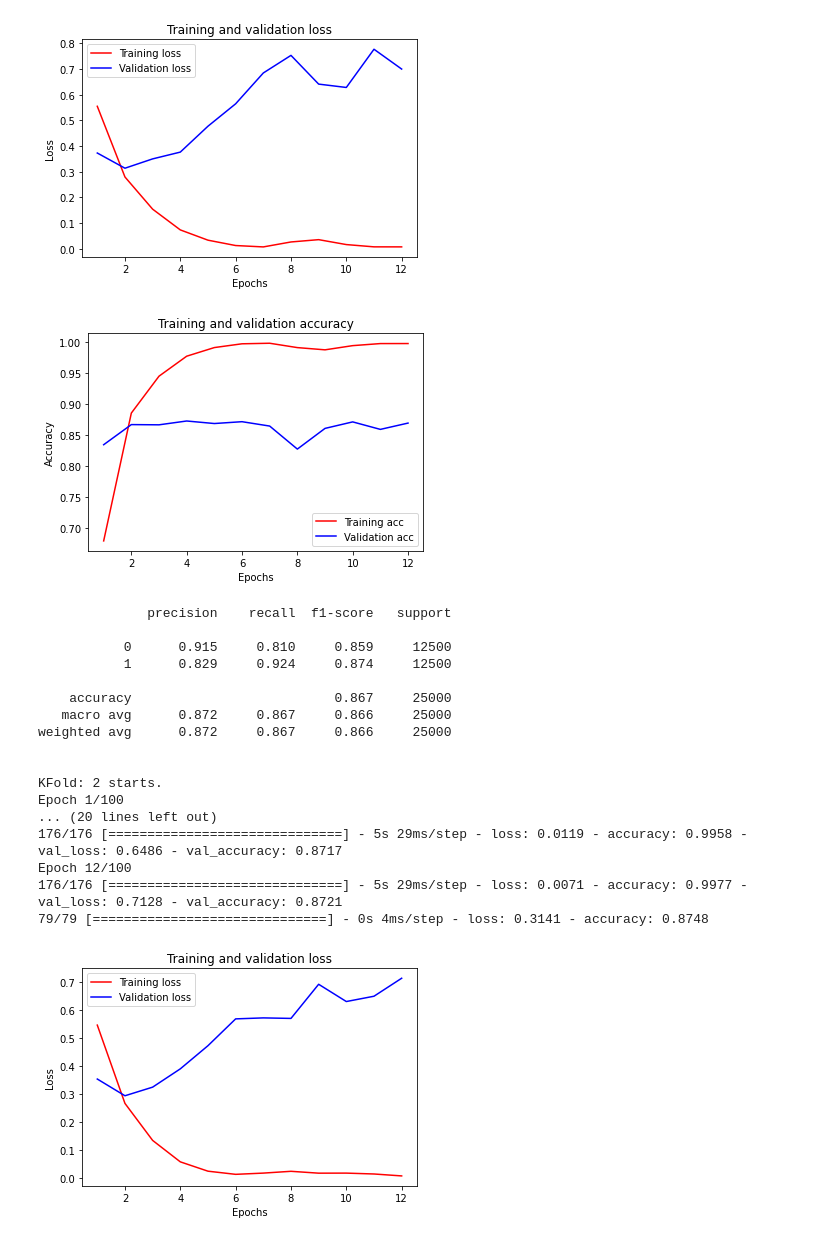
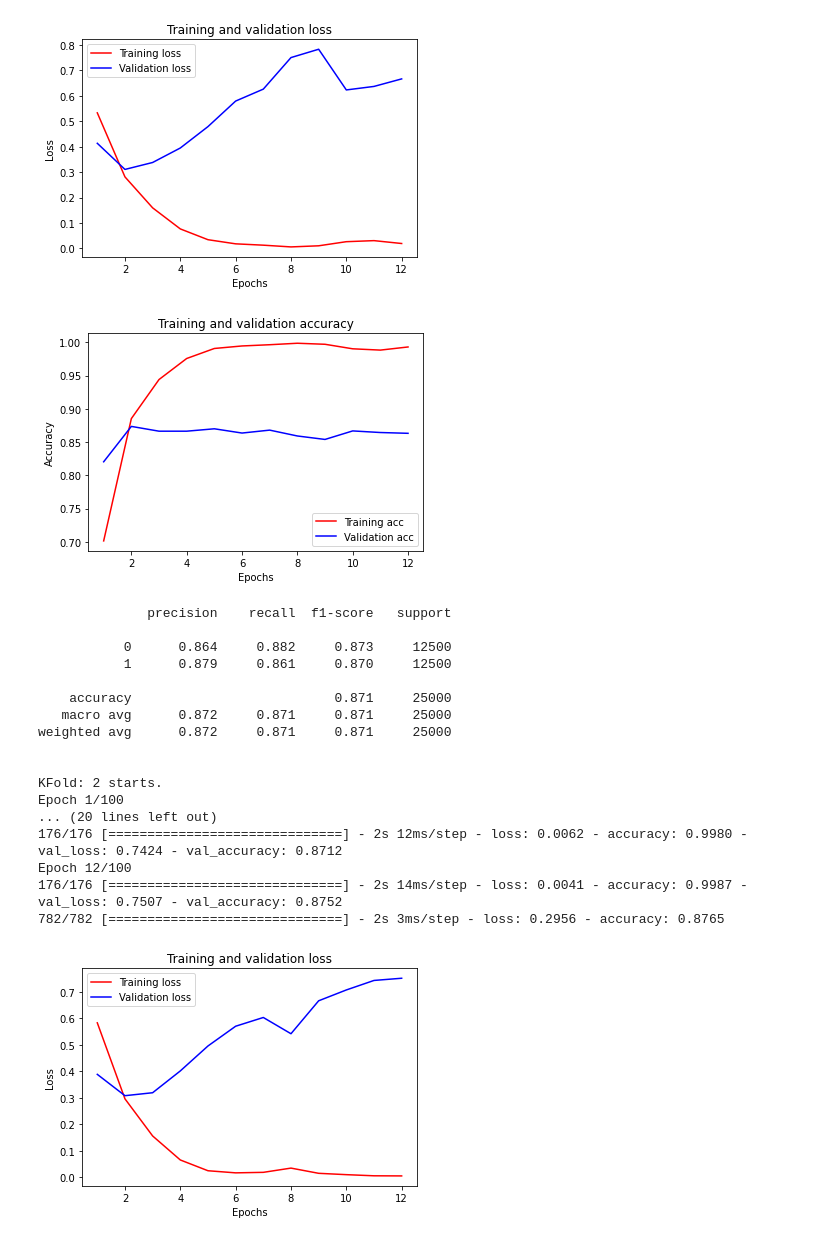
Before and after one commit to Jefffish09/MachineLearning, a Jupyter notebook: Classification/binary/cnn_binary_tf2.ipynb, the cells around one changed output. Drawn from its saved outputs; the diff is of its cells as text; code cells hidden in the pictures.

```diff
--- a/Classification/binary/cnn_binary_tf2.ipynb
+++ b/Classification/binary/cnn_binary_tf2.ipynb
@@ -85,10 +85,10 @@ model = None
 cv_acc = []
 cv_loss = []
 cv_f1 = []
-n = 1
-for train, valid in kfold.split(x_train, y_train):
 
-  print("KFold: {} starts.".format(n))
+for n, (train, valid) in enumerate(kfold.split(x_train, y_train)):
+
+  print("KFold: {} starts.".format(n + 1))
   del model
   tf.keras.backend.clear_session()
 
@@ -119,14 +119,14 @@ for train, valid in kfold.split(x_train, y_train):
   history = model.fit(
       x=x_train[train],
       y=y_train[train],
-      validation_data=(x_valid, y_valid),
+      validation_data=(x_train[valid], y_train[valid]),
       batch_size=batch_size,
       epochs=epochs,
       verbose=1,
       callbacks=[earlystop_callback]
   )
 
-  loss, acc = model.evaluate(x=x_train[valid], y=y_train[valid], verbose=1)
+  loss, acc = model.evaluate(x=x_valid, y=y_valid, verbose=1)
   cv_acc.append(acc)
   cv_loss.append(loss)
 
@@ -142,7 +142,6 @@ for train, valid in kfold.split(x_train, y_train):
   cv_f1.append(f1)
 
   print("")
-  n += 1
 
 print("Average accuracy: {:.4f} (+/- {:.4f})".format(np.mean(cv_acc), np.std(cv_acc)))
 print("Average loss: {:.4f} (+/- {:.4f})".format(np.mean(cv_loss), np.std(cv_loss)))
@@ -168,20 +167,20 @@ Epoch 12/100
-[figure, old version]
+[figure, new version]
-[figure, old version]
+[figure, new version]
               precision    recall  f1-score   support
 
-           0      0.915     0.810     0.859     12500
-           1      0.829     0.924     0.874     12500
+           0      0.864     0.882     0.873     12500
+           1      0.879     0.861     0.870     12500
 
-    accuracy                          0.867     25000
-   macro avg      0.872     0.867     0.866     25000
-weighted avg      0.872     0.867     0.866     25000
+    accuracy                          0.871     25000
+   macro avg      0.872     0.871     0.871     25000
+weighted avg      0.872     0.871     0.871     25000
 
 
 KFold: 2 starts.
 Epoch 1/100
 ... (20 lines left out)
-176/176 [==============================] - 5s 29ms/step - loss: 0.0119 - accuracy: 0.9958 - val_loss: 0.6486 - val_accuracy: 0.8717
+176/176 [==============================] - 2s 12ms/step - loss: 0.0062 - accuracy: 0.9980 - val_loss: 0.7424 - val_accuracy: 0.8712
 Epoch 12/100
-176/176 [==============================] - 5s 29ms/step - loss: 0.0071 - accuracy: 0.9977 - val_loss: 0.7128 - val_accuracy: 0.8721
-79/79 [==============================] - 0s 4ms/step - loss: 0.3141 - accuracy: 0.8748
+176/176 [==============================] - 2s 14ms/step - loss: 0.0041 - accuracy: 0.9987 - val_loss: 0.7507 - val_accuracy: 0.8752
+782/782 [==============================] - 2s 3ms/step - loss: 0.2956 - accuracy: 0.8765
-[figure, old version]
+[figure, new version]
```
Also changed, not shown: parts of 2 cells of this notebook.
